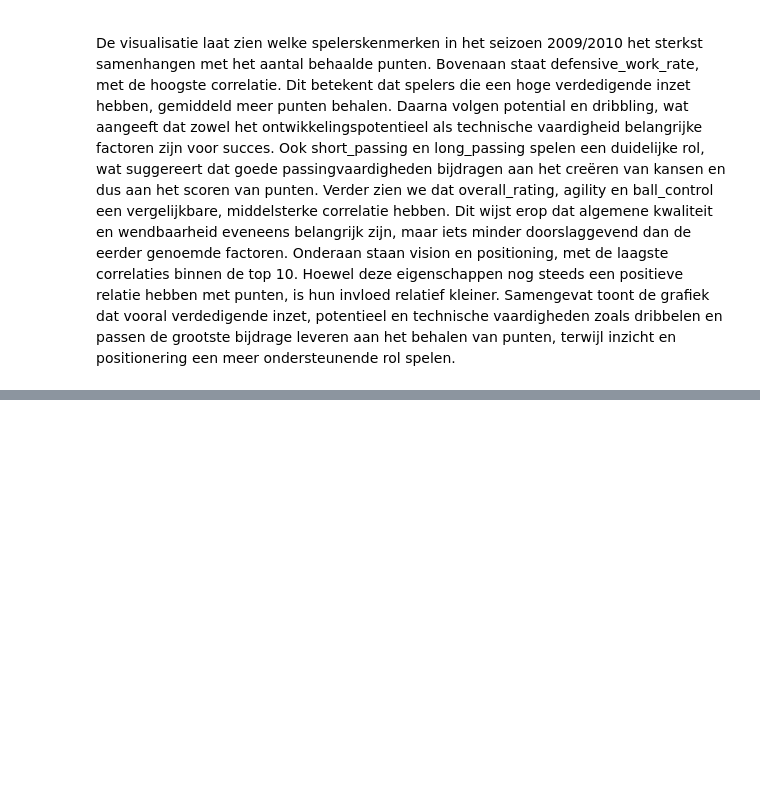
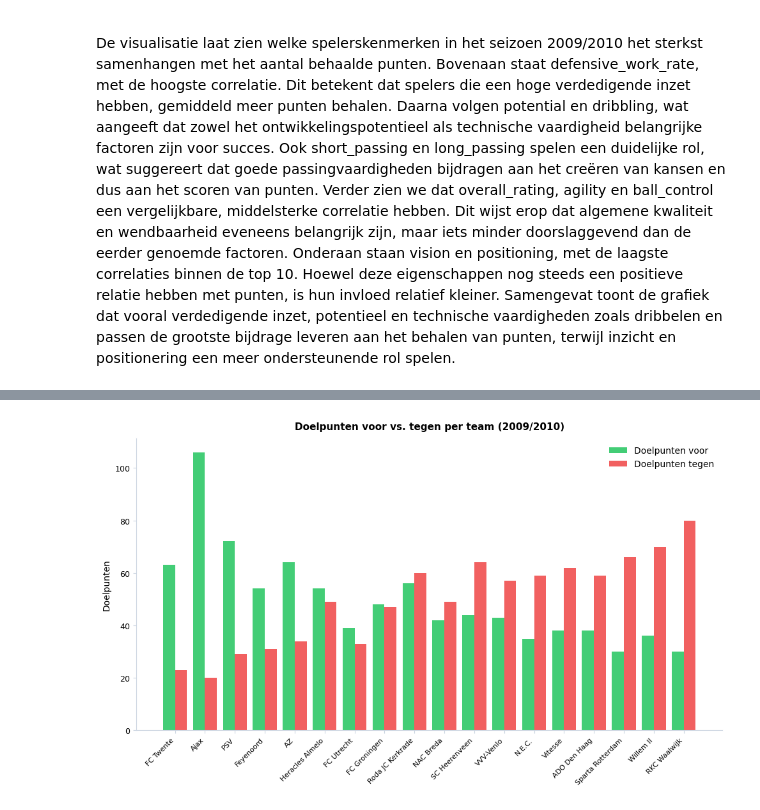
Before and after one commit to EchoinSilences/Datalab2, a Jupyter notebook: Report.ipynb, the cells around one changed output, grey strips where cells are left out. Drawn from its saved outputs; the diff is of its cells as text; code cells hidden in the pictures; blank space fills up the shorter version.

```diff
--- a/Report.ipynb
+++ b/Report.ipynb
@@ -815,0 +897,22 @@ Samengevat toont de grafiek dat vooral verdedigende inzet, potentieel en technis
+# %%
+fig, ax = plt.subplots(figsize=(10, 6))
+
+x = np.arange(len(ranking_df))
+w = 0.4
+
+ax.bar(x - w/2, ranking_df['goals_for'],  width=w, color=GREEN,  label='Doelpunten voor',  alpha=0.85)
+ax.bar(x + w/2, ranking_df['goals_against'], width=w, color=RED, label='Doelpunten tegen', alpha=0.85)
+
+ax.set_xticks(x)
+ax.set_xticklabels(ranking_df['club'], rotation=45, ha='right', fontsize=8)
+ax.set_ylabel('Doelpunten')
+ax.set_title('Doelpunten voor vs. tegen per team (2009/2010)', fontweight='bold')
+ax.legend()
+ax.spines['left'].set_color('#CBD5E1')
+ax.spines['bottom'].set_color('#CBD5E1')
+ax.tick_params(color='#CBD5E1')
+
+plt.tight_layout()
+plt.show()
+# %% [output]
+[figure, added]
```
Also changed, not shown: parts of 8 cells of this notebook.
